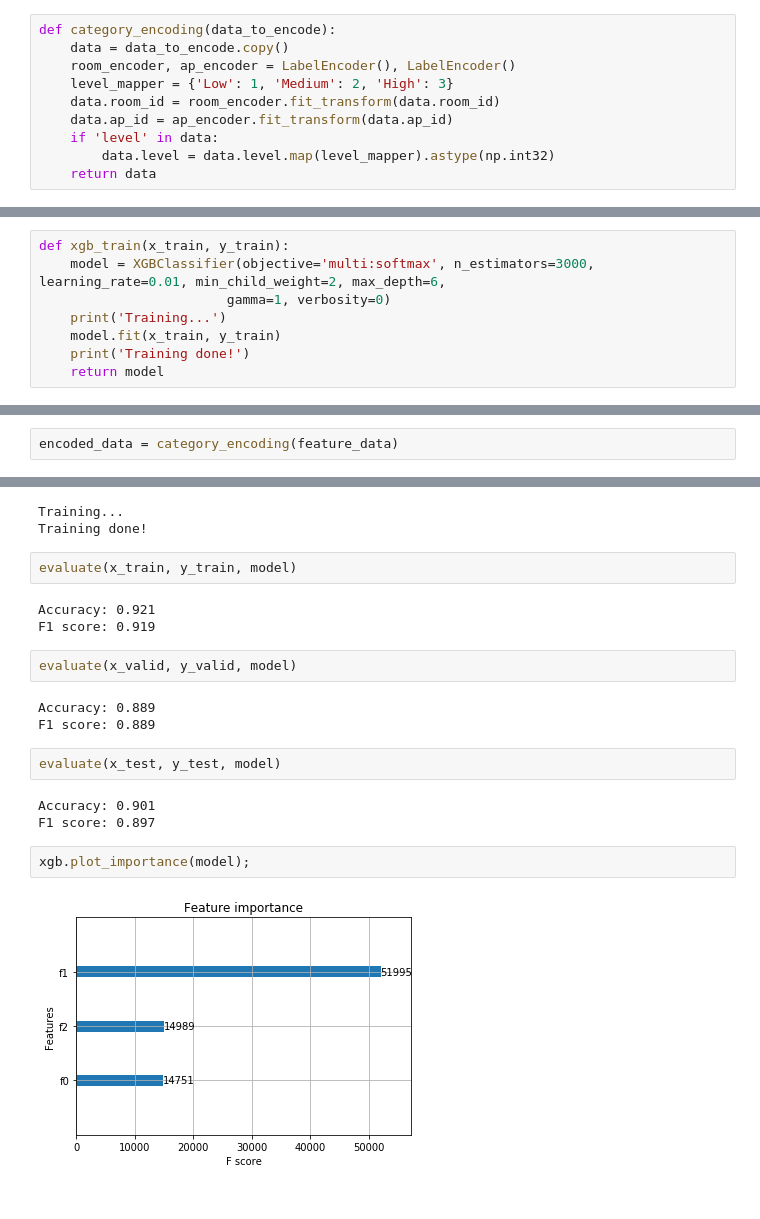
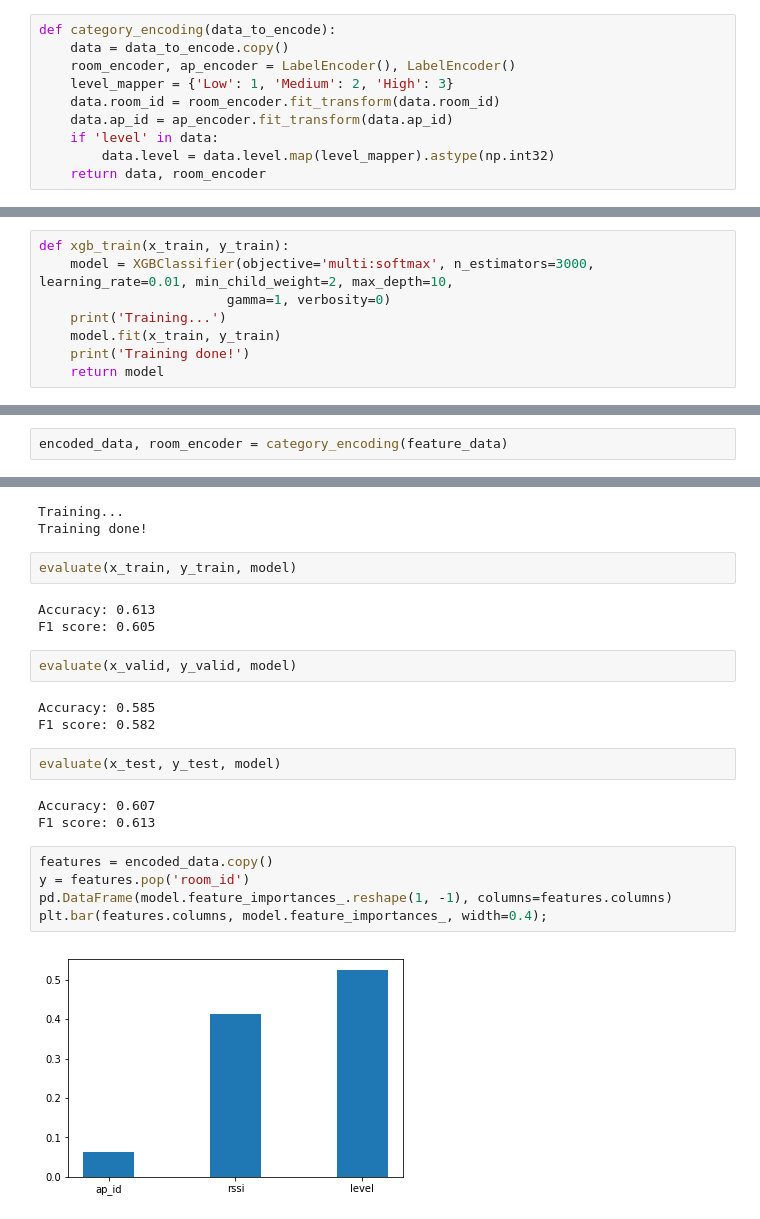
Before and after one commit to TomislavZupanovic/Wifi-Localization, a Jupyter notebook: notebook/Feature_engineering.ipynb, the cells around one changed output, grey strips where cells are left out. Drawn from its saved outputs; the diff is of its cells as text.

Commit message:
Feature importances

```diff
--- a/notebook/Feature_engineering.ipynb
+++ b/notebook/Feature_engineering.ipynb
@@ -49,7 +50,7 @@ def category_encoding(data_to_encode):
     data.ap_id = ap_encoder.fit_transform(data.ap_id)
     if 'level' in data:
         data.level = data.level.map(level_mapper).astype(np.int32)
-    return data
+    return data, room_encoder
 # %%
 def data_split(data_to_split):
     data = data_to_split.copy()
@@ -61,7 +62,7 @@ def data_split(data_to_split):
     return x_train, x_valid, x_test, y_train, y_valid, y_test
 # %%
 def xgb_train(x_train, y_train):
-    model = XGBClassifier(objective='multi:softmax', n_estimators=3000, learning_rate=0.01, min_child_weight=2, max_depth=6,
+    model = XGBClassifier(objective='multi:softmax', n_estimators=3000, learning_rate=0.01, min_child_weight=2, max_depth=10,
                         gamma=1, verbosity=0)
     print('Training...')
     model.fit(x_train, y_train)
@@ -84,7 +85,7 @@ data = pd.concat(data_list).reset_index(drop=True)
 parsed_data = drop_ap(data)
 feature_data = binning(parsed_data)
 # %%
-encoded_data = category_encoding(feature_data)
+encoded_data, room_encoder = category_encoding(feature_data)
 # %%
 x_train, x_valid, x_test, y_train, y_valid, y_test = data_split(encoded_data)
 # %%
@@ -95,20 +96,23 @@ Training done!
 # %%
 evaluate(x_train, y_train, model)
 # %% [output]
-Accuracy: 0.921
-F1 score: 0.919
+Accuracy: 0.613
+F1 score: 0.605
 # %%
 evaluate(x_valid, y_valid, model)
 # %% [output]
-Accuracy: 0.889
-F1 score: 0.889
+Accuracy: 0.585
+F1 score: 0.582
 # %%
 evaluate(x_test, y_test, model)
 # %% [output]
-Accuracy: 0.901
-F1 score: 0.897
+Accuracy: 0.607
+F1 score: 0.613
-# %%
-xgb.plot_importance(model);
-# %% [output]
-[figure, removed]
+# %%
+features = encoded_data.copy()
+y = features.pop('room_id')
+pd.DataFrame(model.feature_importances_.reshape(1, -1), columns=features.columns)
+plt.bar(features.columns, model.feature_importances_, width=0.4);
+# %% [output]
+[figure, added]
 # %%
```
Also changed, not shown: parts of 7 cells of this notebook.
